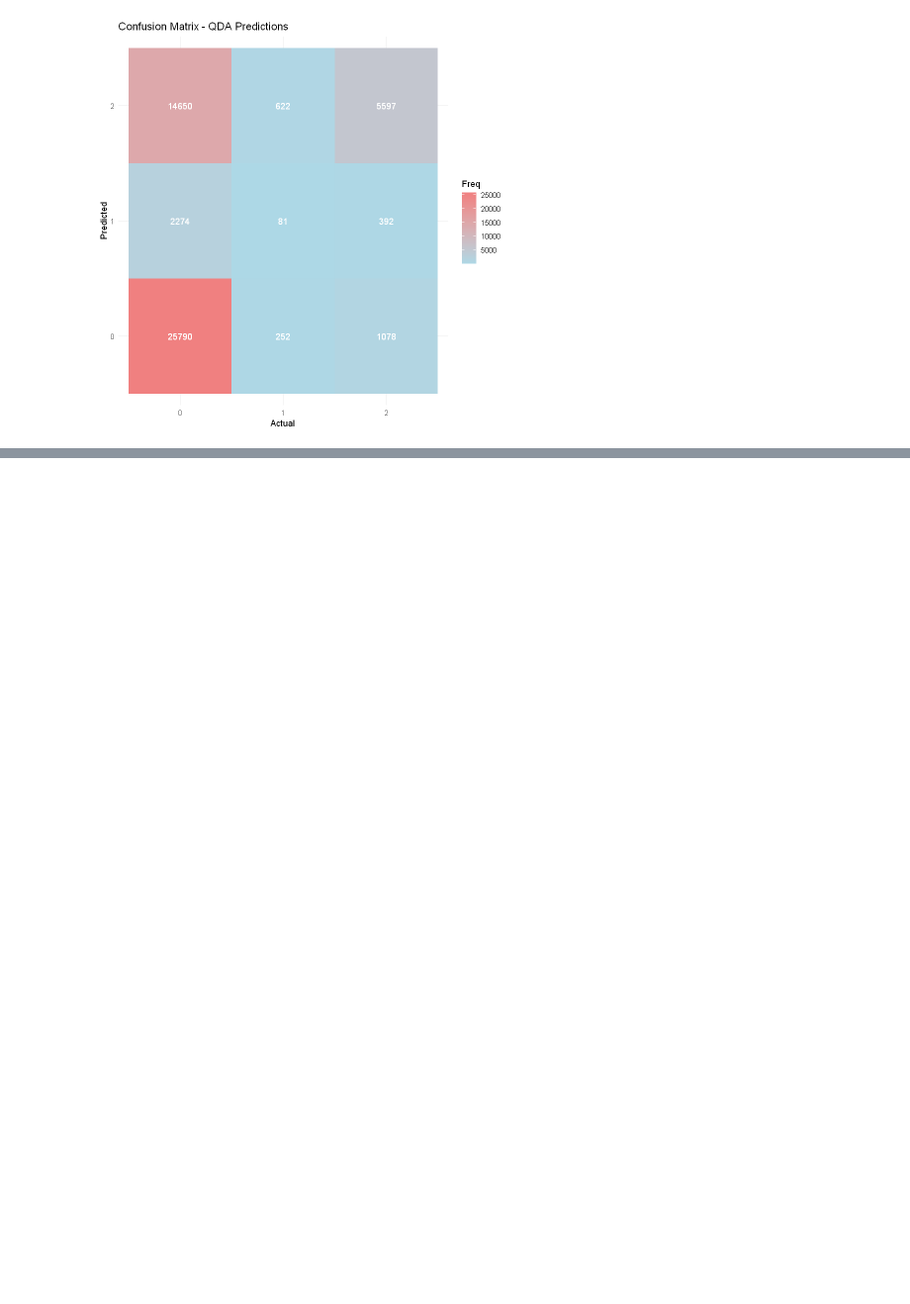
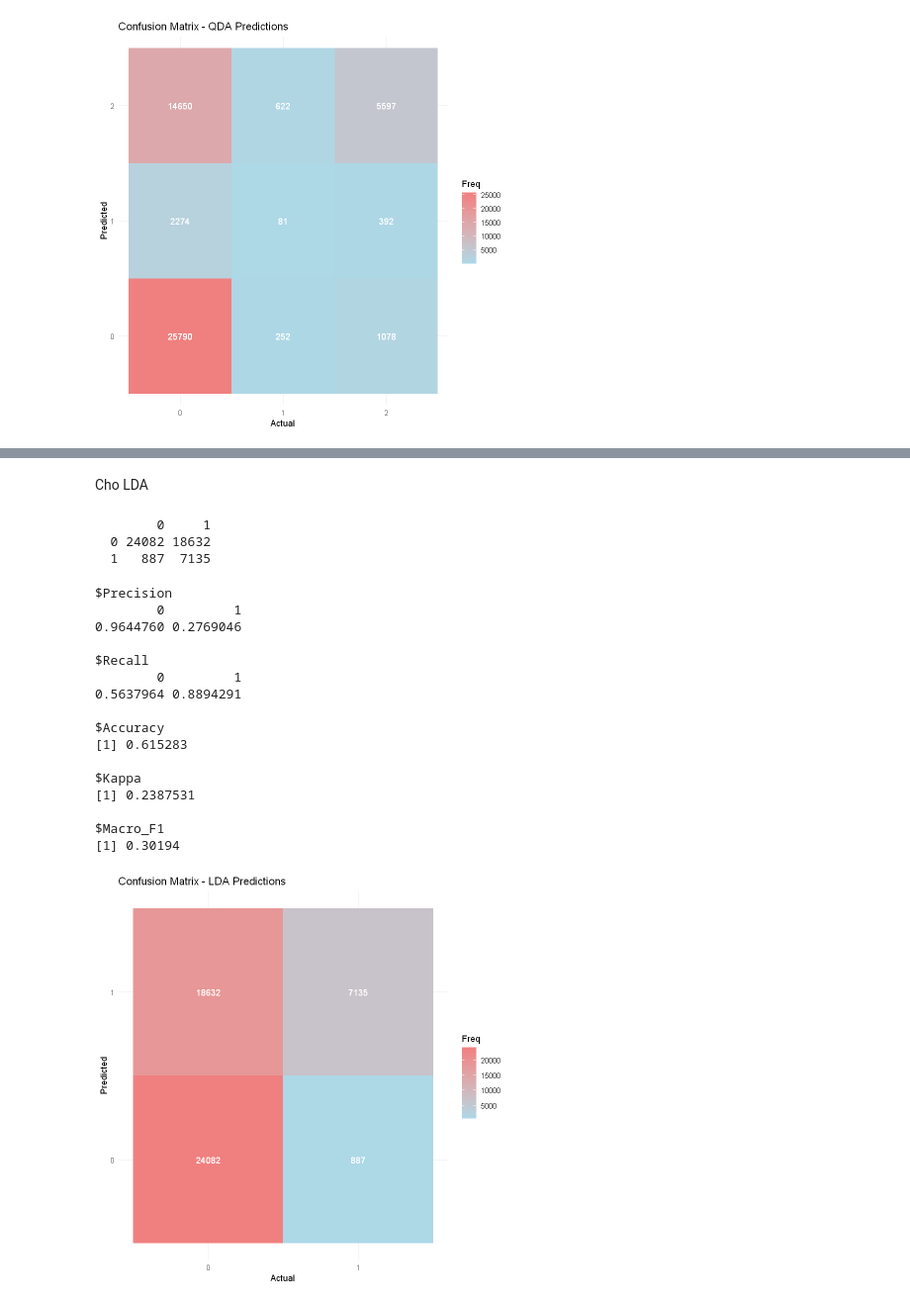
Before and after one commit to tandao0909/statistical-data-processing-project, a Jupyter notebook: model/lda.ipynb, the cells around one changed output, grey strips where cells are left out. Shown at 99% size. Saved outputs shown, nothing was run; the diff lists cells and outputs as text; code cells hidden in the pictures; blank space fills up the shorter version.

```diff
--- a/model/lda.ipynb
+++ b/model/lda.ipynb
@@ -1126,0 +1253,2 @@ $Macro_F1
+# %%
+oversampling_results_binary <- evaluate_models(binary_oversampling_data, binary_test_data)
@@ -1126,0 +1268,31 @@ $Macro_F1
+# %% [markdown]
+Cho LDA
+# %%
+conf_matrix <- table(binary_test_data$diabetes_012, oversampling_results_binary$lda_predictions)
+conf_matrix
+
+eval_multi_class(conf_matrix)
+
+# Plot confusion matrix using the function
+plot_confusion_matrix(conf_matrix, "LDA")
+# %% [output]
+        0     1
+  0 24082 18632
+  1   887  7135
+$Precision
+        0         1
+0.9644760 0.2769046
+
+$Recall
+        0         1
+0.5637964 0.8894291
+
+$Accuracy
+[1] 0.615283
+
+$Kappa
+[1] 0.2387531
+
+$Macro_F1
+[1] 0.30194
+[figure, added]
```
Also changed, not shown: parts of 27 cells of this notebook.
